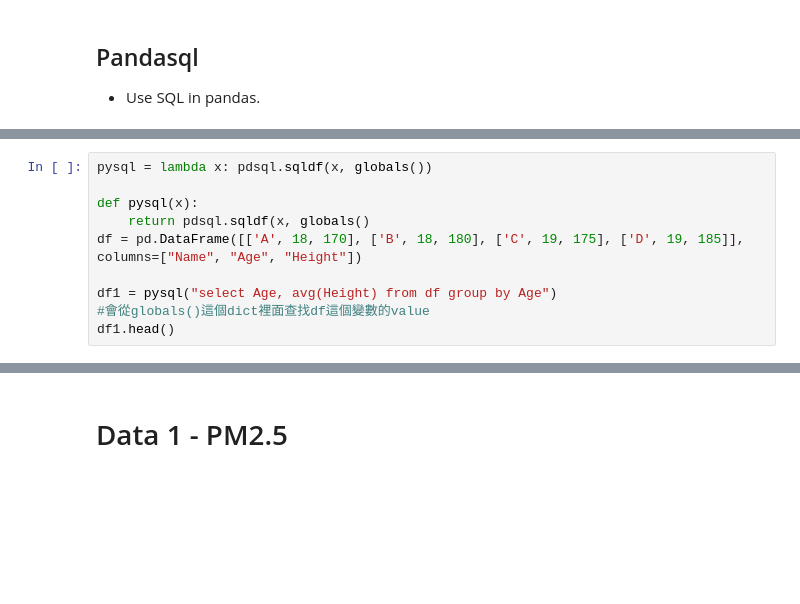
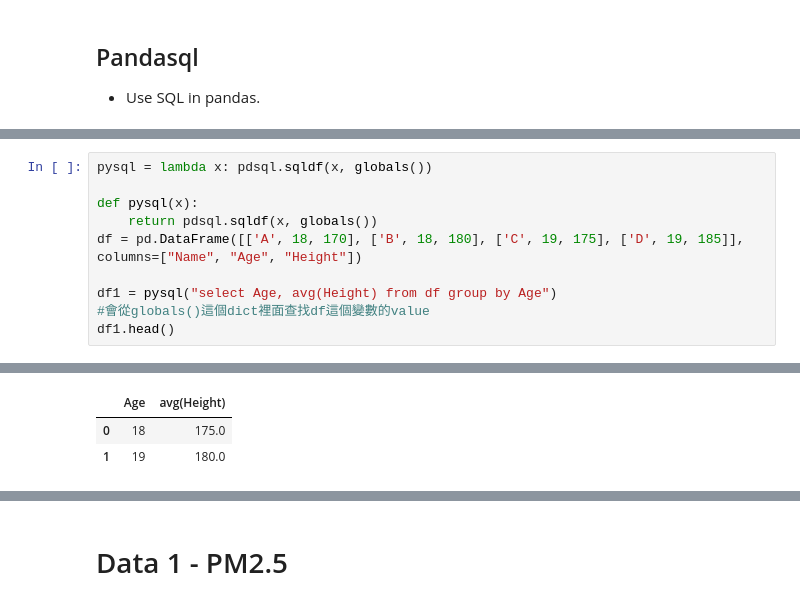
Before and after one commit to Coslate/DataMining_Lab2, a Jupyter notebook: DM106-2 Lab 2.ipynb, the cells around one changed output, grey strips where cells are left out. Cells and saved outputs as stored; diff of their text form; blank space fills up the shorter version.

```diff
--- a/DM106-2 Lab 2.ipynb
+++ b/DM106-2 Lab 2.ipynb
@@ -177,7 +216,7 @@ ModuleNotFoundError: No module named 'pandasql'
 pysql = lambda x: pdsql.sqldf(x, globals())
 
 def pysql(x):
-    return pdsql.sqldf(x, globals()
+    return pdsql.sqldf(x, globals())
 df = pd.DataFrame([['A', 18, 170], ['B', 18, 180], ['C', 19, 175], ['D', 19, 185]], columns=["Name", "Age", "Height"])
 
 df1 = pysql("select Age, avg(Height) from df group by Age")
@@ -187,0 +226,3 @@ SyntaxError: invalid syntax (<ipython-input-17-9c29891776bf>, line 5)
+|  | Age | avg(Height) |
+| 0 | 18 | 175.0 |
+| 1 | 19 | 180.0 |
```
Also changed, not shown: parts of 14 cells of this notebook.
